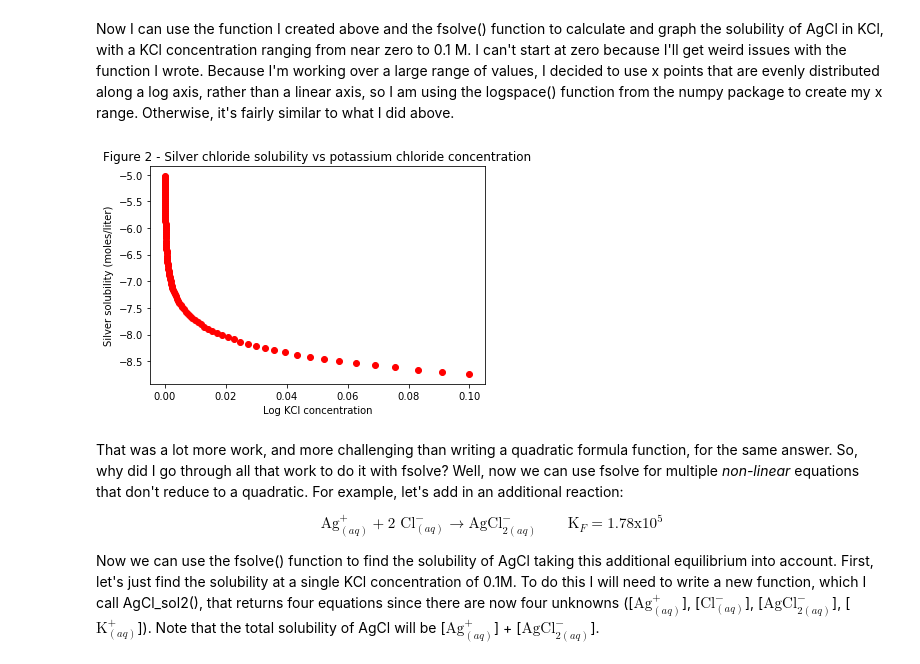
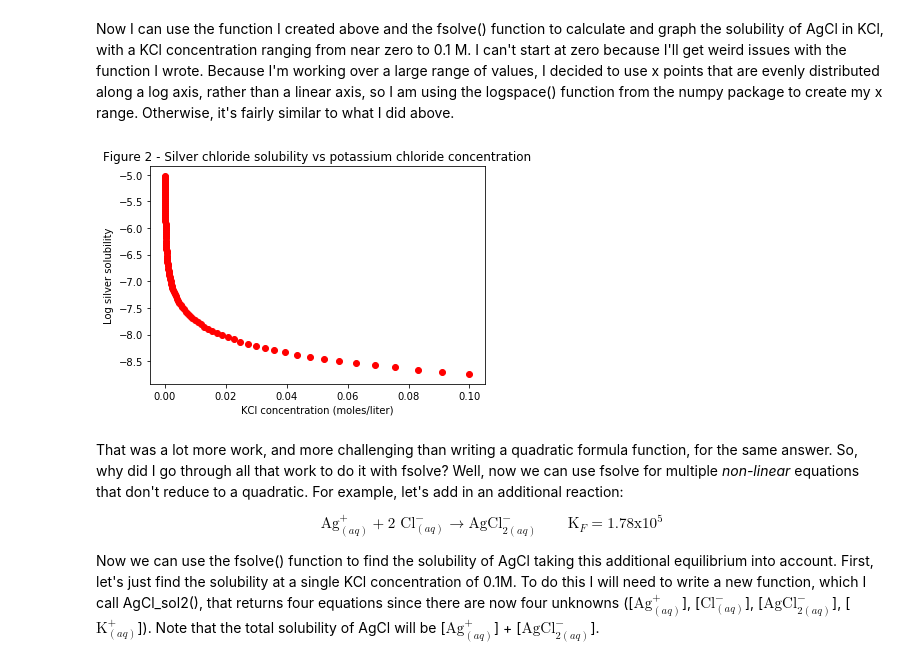
Before and after one commit to erik-menke/AnalyticalProjects, a Jupyter notebook: Notebook2-AgCl solubility.ipynb, the cells around one changed output. Saved outputs shown, nothing was run; the diff lists cells and outputs as text; code cells hidden in the pictures.

```diff
--- a/Notebook2-AgCl solubility.ipynb
+++ b/Notebook2-AgCl solubility.ipynb
@@ -84,27 +84,27 @@ Now I can use the function I created above and the fsolve() function to calculat
 # %%
 logxrange = np.logspace(-5,-1,num=datapts)
 
 #Below is my starting points, with Ag+ = 0, K+ and Cl- = x-range
 guess_array = tuple(zip(np.zeros(datapts),logxrange,logxrange))
 
 out_array = []
 silver_conc = []
 chloride_conc = []
 potassium_conc = []
 
 for num in range(0,datapts):
     out_array.append(list(opt.fsolve(AgCl_sol,guess_array[num])))
     silver_conc.append(out_array[num][0])
     chloride_conc.append(out_array[num][1])
     potassium_conc.append(out_array[num][2])
 
 plt.plot(potassium_conc,np.log10(silver_conc),'ro')
 plt.title("Figure 2 - Silver chloride solubility vs potassium chloride concentration")
-plt.xlabel('Log KCl concentration')
-plt.ylabel('Silver solubility (moles/liter)')
+plt.xlabel('KCl concentration (moles/liter)')
+plt.ylabel('Log silver solubility')
 plt.show()
 # %% [output]
-[figure, old version]
+[figure, new version]
 # %% [markdown]
 That was a lot more work, and more challenging than writing a quadratic formula function, for the same answer. So, why did I go through all that work to do it with fsolve? Well, now we can use fsolve for multiple *non-linear* equations that don't reduce to a quadratic. For example, let's add in an additional reaction:
 
```
Also changed, not shown: parts of 3 cells of this notebook.
